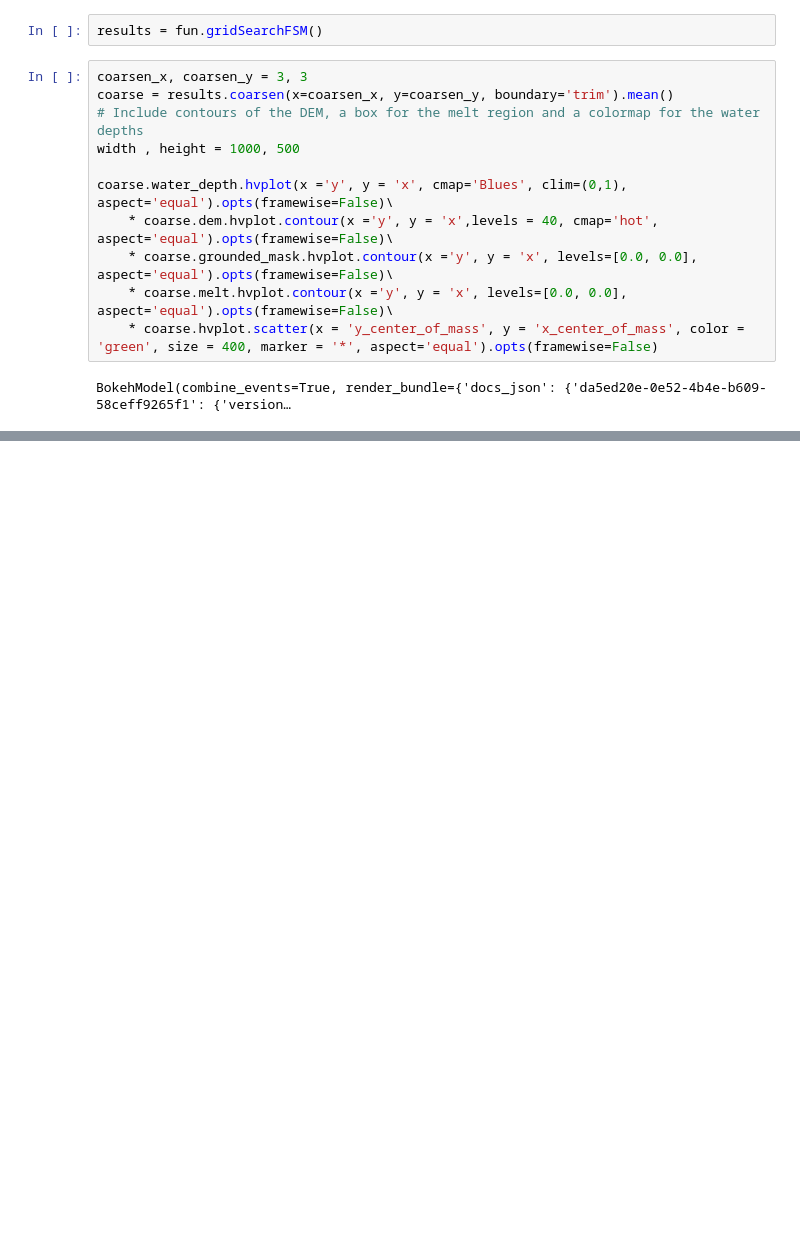
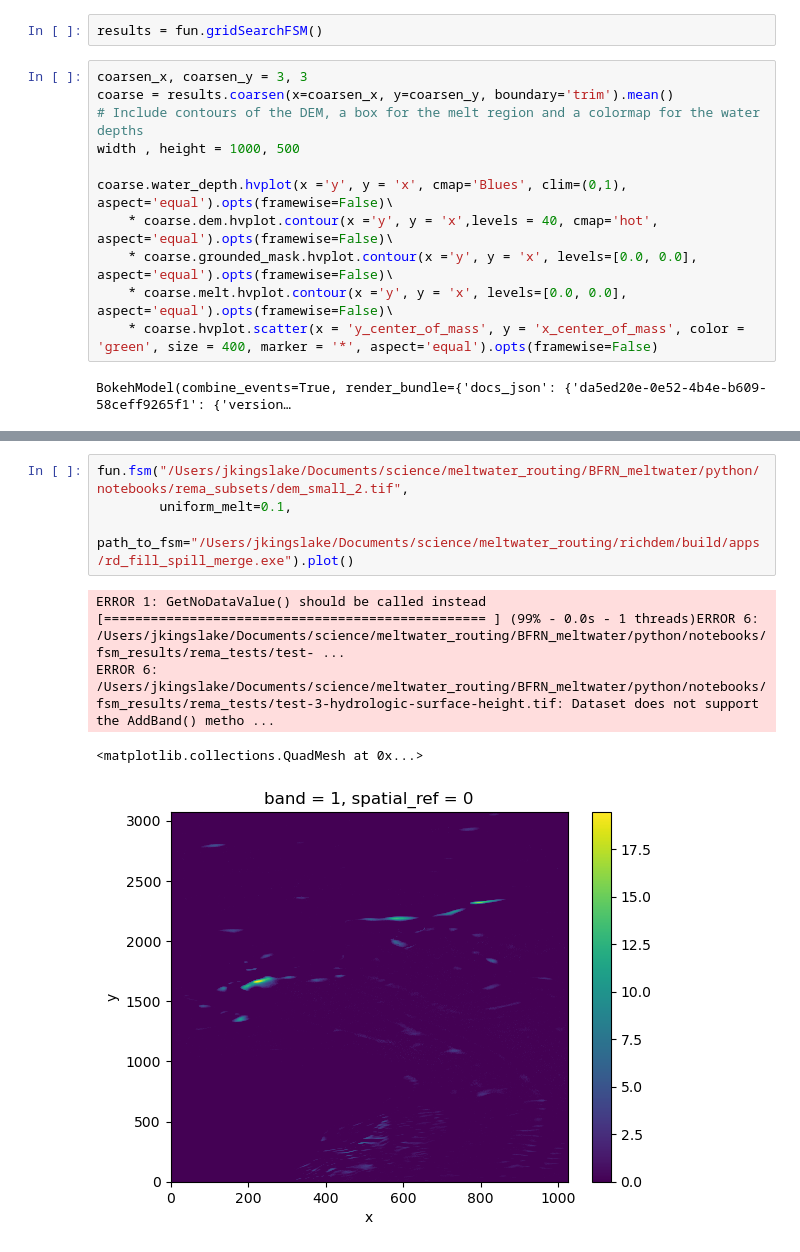
Before and after one commit to jkingslake/BFRN_meltwater, a Jupyter notebook: python/notebooks/testing.ipynb, the cells around one changed output, grey strips where cells are left out. Saved outputs shown, nothing was run; the diff lists cells and outputs as text; blank space fills up the shorter version.

```diff
--- a/python/notebooks/testing.ipynb
+++ b/python/notebooks/testing.ipynb
@@ -68,3 +152,13 @@ BokehModel(combine_events=True, render_bundle={'docs_json': {'da5ed20e-0e52-4b4e
 coarse.bfrn.hvplot(x ='y', y = 'x', cmap='Blues', aspect='equal').opts(framewise=False)
 # %% [output]
 [interactive output not drawn]
+# %%
+fun.fsm("/Users/jkingslake/Documents/science/meltwater_routing/BFRN_meltwater/python/notebooks/rema_subsets/dem_small_2.tif",
+        uniform_melt=0.1,
+        path_to_fsm="/Users/jkingslake/Documents/science/meltwater_routing/richdem/build/apps/rd_fill_spill_merge.exe").plot()
+# %% [output]
+ERROR 1: GetNoDataValue() should be called instead
+[================================================= ] (99% - 0.0s - 1 threads)ERROR 6: /Users/jkingslake/Documents/science/meltwater_routing/BFRN_meltwater/python/notebooks/fsm_results/rema_tests/test- ...
+ERROR 6: /Users/jkingslake/Documents/science/meltwater_routing/BFRN_meltwater/python/notebooks/fsm_results/rema_tests/test-3-hydrologic-surface-height.tif: Dataset does not support the AddBand() metho ...
+<matplotlib.collections.QuadMesh at 0x...>
+[figure, added]
```
Also changed, not shown: parts of 5 cells of this notebook.
